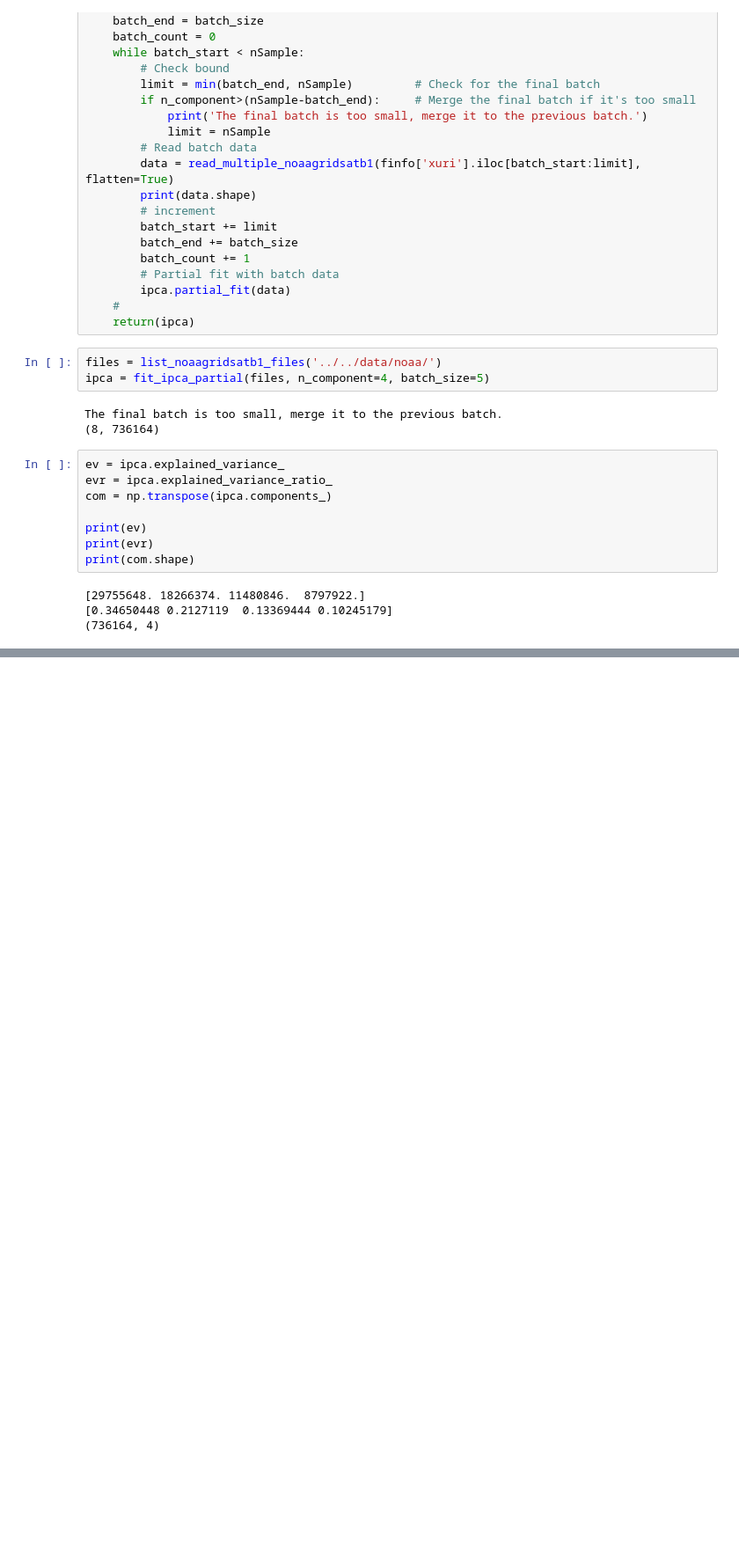
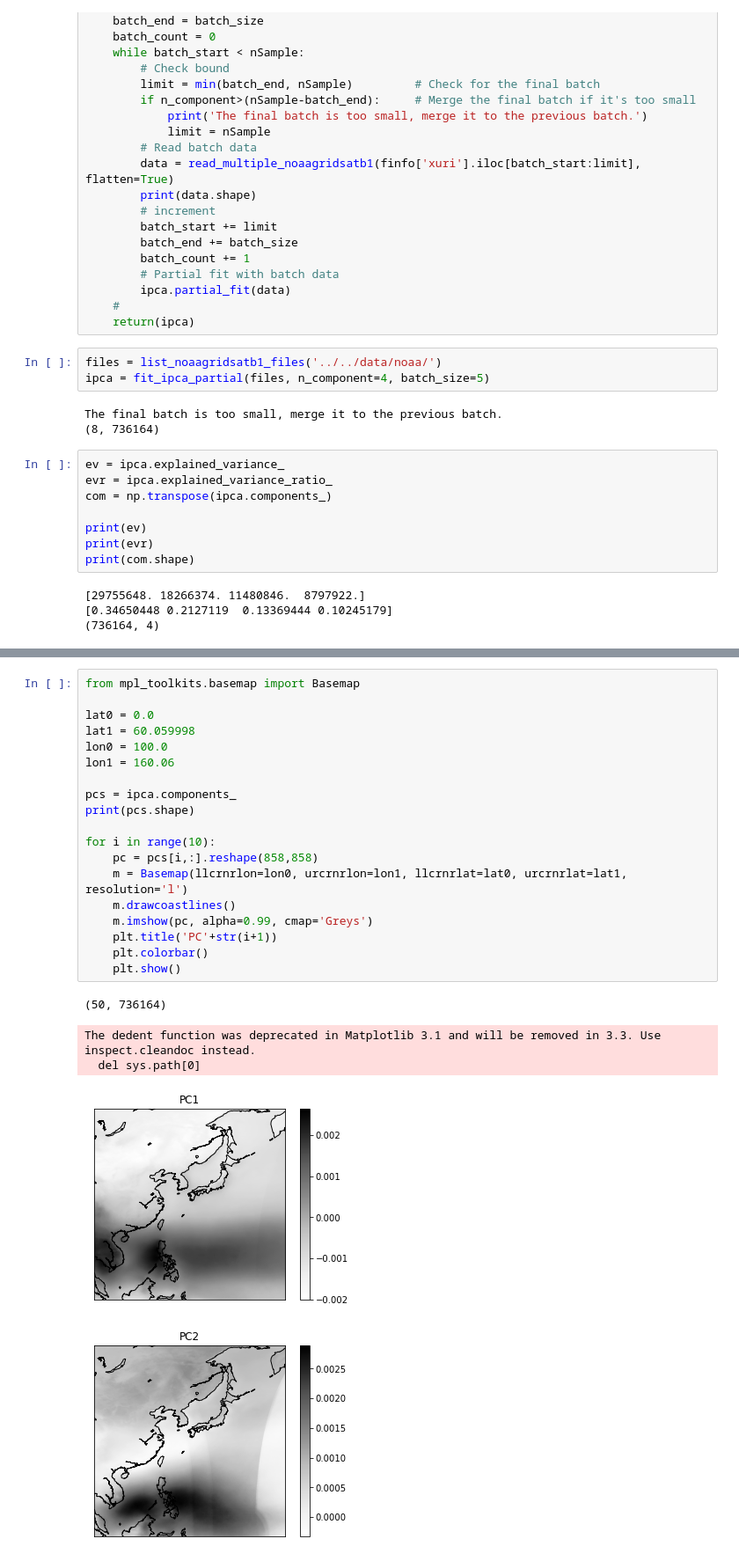
Before and after one commit to tingsyo/course_2020Q3_representation_learning, a Jupyter notebook: notebooks/noaa_gridsat_b1/03_PCA_of_noaagridsatb1.ipynb, the cells around one changed output, grey strips where cells are left out. Shown: that part at 88% size. Saved outputs shown, nothing was run; the diff lists cells and outputs as text; blank space fills up the shorter version.

```diff
--- a/notebooks/noaa_gridsat_b1/03_PCA_of_noaagridsatb1.ipynb
+++ b/notebooks/noaa_gridsat_b1/03_PCA_of_noaagridsatb1.ipynb
@@ -107,0 +143,25 @@ print(com.shape)
+# %%
+from mpl_toolkits.basemap import Basemap
+
+lat0 = 0.0
+lat1 = 60.059998
+lon0 = 100.0
+lon1 = 160.06
+
+pcs = ipca.components_
+print(pcs.shape)
+
+for i in range(10):
+    pc = pcs[i,:].reshape(858,858)
+    m = Basemap(llcrnrlon=lon0, urcrnrlon=lon1, llcrnrlat=lat0, urcrnrlat=lat1, resolution='l')
+    m.drawcoastlines()
+    m.imshow(pc, alpha=0.99, cmap='Greys')
+    plt.title('PC'+str(i+1))
+    plt.colorbar()
+    plt.show()
+# %% [output]
+(50, 736164)
+The dedent function was deprecated in Matplotlib 3.1 and will be removed in 3.3. Use inspect.cleandoc instead.
+  del sys.path[0]
+[figure, added]
+[figure, added]
```
Also changed, not shown: parts of 6 cells of this notebook.
